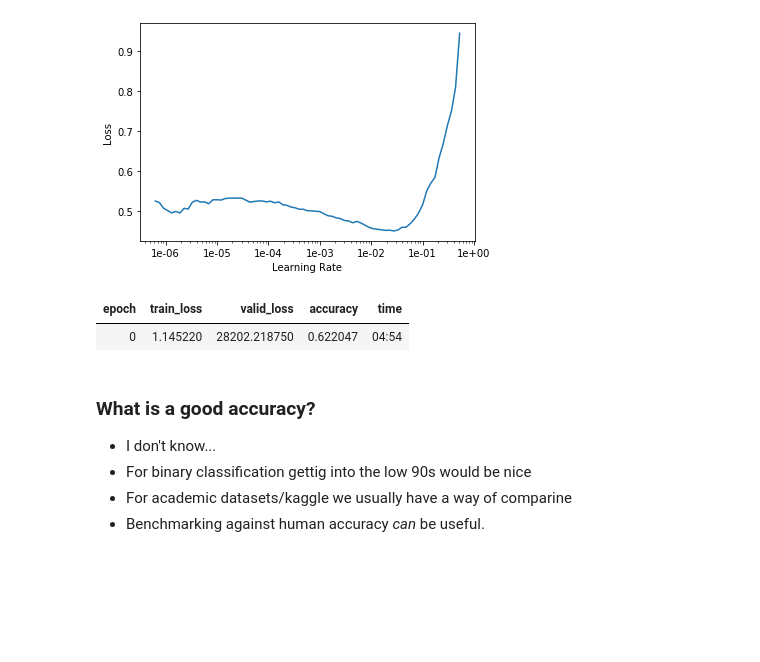
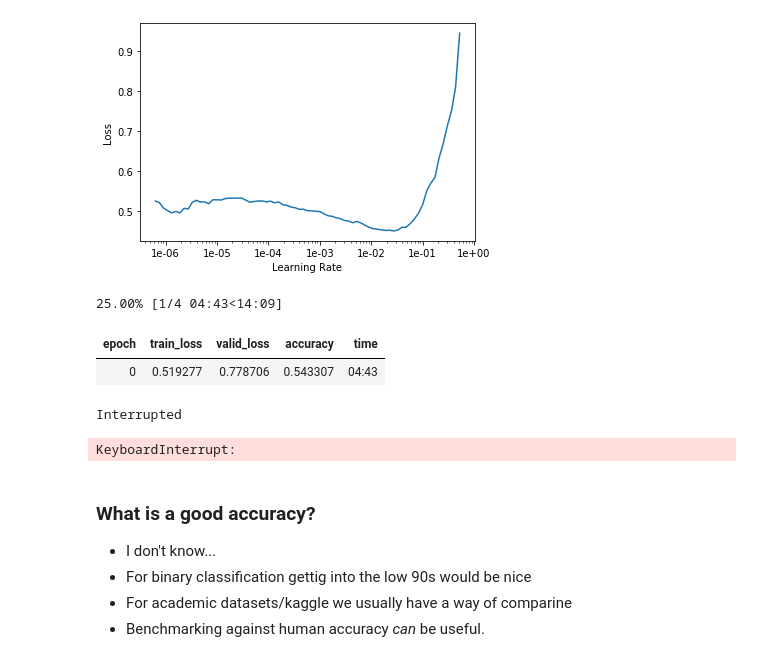
Before and after one commit to Living-with-machines/maps-at-scale-hack-day-notebooks, a Jupyter notebook: space-time-mro/hack-day-2/01_deep_learning_intro.ipynb, the cells around one changed output. Saved outputs shown, nothing was run; the diff lists cells and outputs as text; code cells hidden in the pictures; blank space fills up the shorter version.

```diff
--- a/space-time-mro/hack-day-2/01_deep_learning_intro.ipynb
+++ b/space-time-mro/hack-day-2/01_deep_learning_intro.ipynb
@@ -247,10 +248,13 @@ learn.recorder.plot()
 # %% [output]
 [figure]
 # %%
-learn.fit_one_cycle(4, max_lr=slice[1e-05,1e-02])
+learn.fit_one_cycle(4, max_lr=1e-03)
 # %% [output]
+25.00% [1/4 04:43<14:09]
 | epoch | train_loss | valid_loss | accuracy | time |
-| 0 | 1.145220 | 28202.218750 | 0.622047 | 04:54 |
+| 0 | 0.519277 | 0.778706 | 0.543307 | 04:43 |
+Interrupted
+KeyboardInterrupt:
 # %% [markdown]
 ### What is a good accuracy?
 - I don't know...
```
Also changed, not shown: parts of 9 cells of this notebook.
